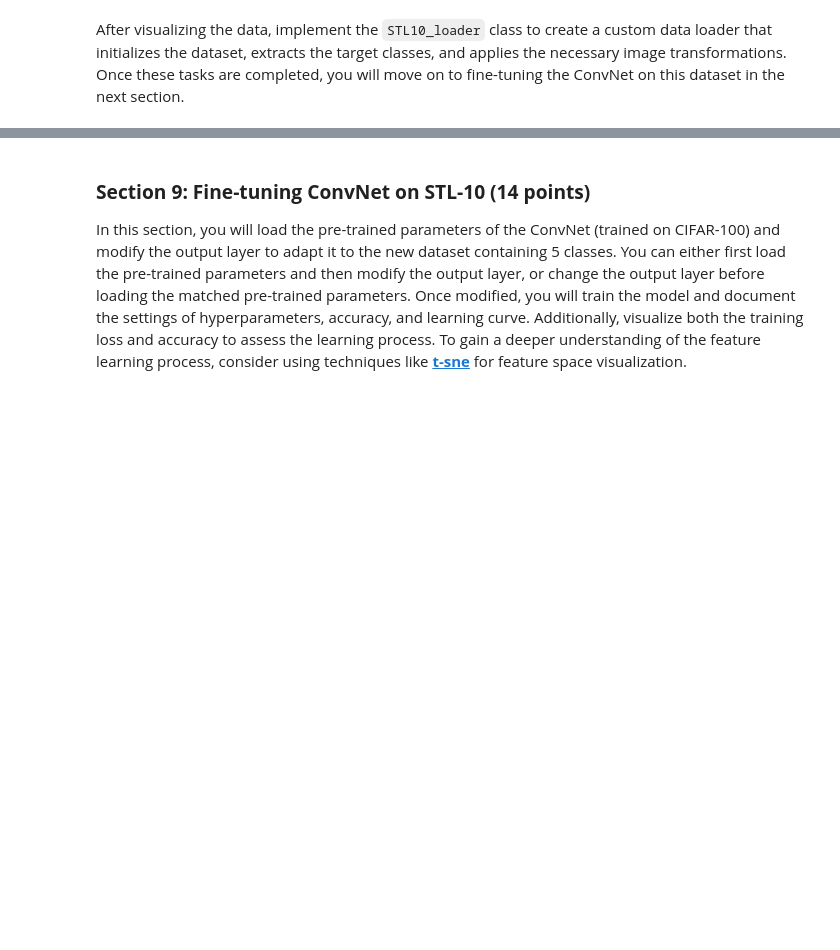
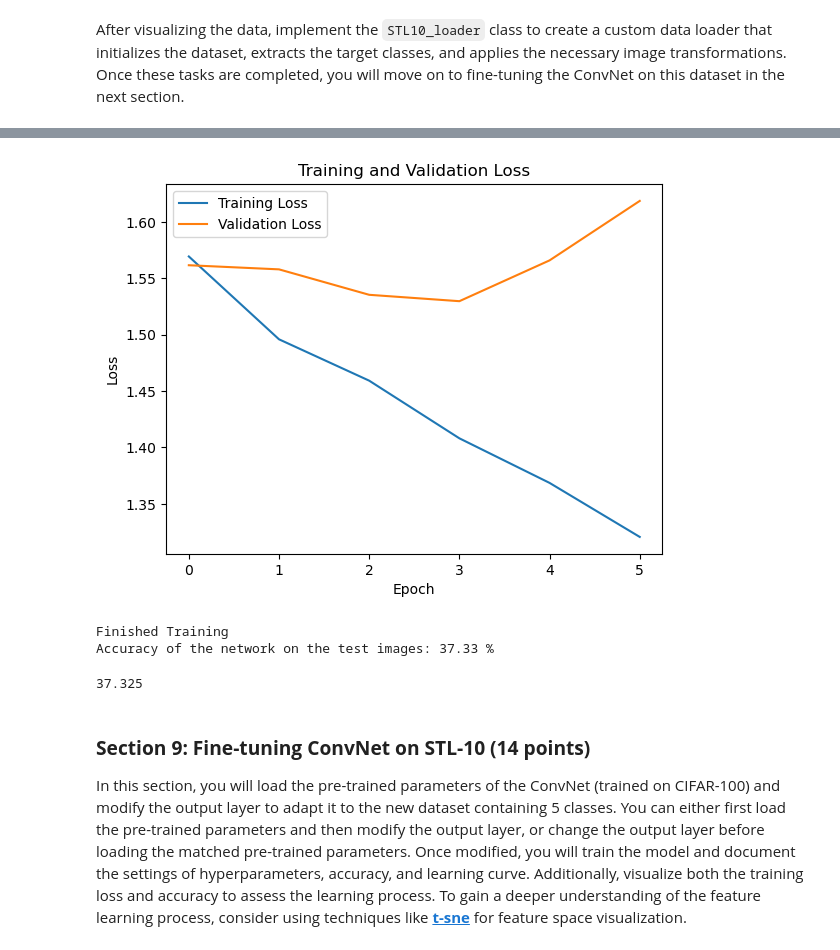
Before and after one commit to chaosido/cv1, a Jupyter notebook: final-lab/cv1-final-lab-part-2.ipynb, the cells around one changed output, grey strips where cells are left out. Drawn from its saved outputs; the diff is of its cells as text; code cells hidden in the pictures; blank space fills up the shorter version.

```diff
--- a/final-lab/cv1-final-lab-part-2.ipynb
+++ b/final-lab/cv1-final-lab-part-2.ipynb
@@ -1161,7 +1344,7 @@ model_name = 'stl10'
 net_stl = ConvNet_STL().to(device)
 
 criterion = nn.CrossEntropyLoss()
-optimizer = create_optimizer(net_stl)
+optimizer = create_optimizer(net_stl, learning_rate = 0.0001)
 
 # Creating a stratified train-validation split:
 
@@ -1189,3 +1372,4 @@ else:
     net_stl.load_state_dict(torch.load(f'best_model_{model_name}.pth'))
 
 validate(net_stl, test_data_loader_stl_10)
+# %% [output]
@@ -1192,3 +1384,7 @@ validate(net_stl, test_data_loader_stl_10)
+[figure, added]
+Finished Training
+Accuracy of the network on the test images: 37.33 %
+37.325
 # %% [markdown]
 <a id="section-9"></a>
 ### **Section 9: Fine-tuning ConvNet on STL-10 (14 points)**
```
Also changed, not shown: parts of 12 cells of this notebook.
